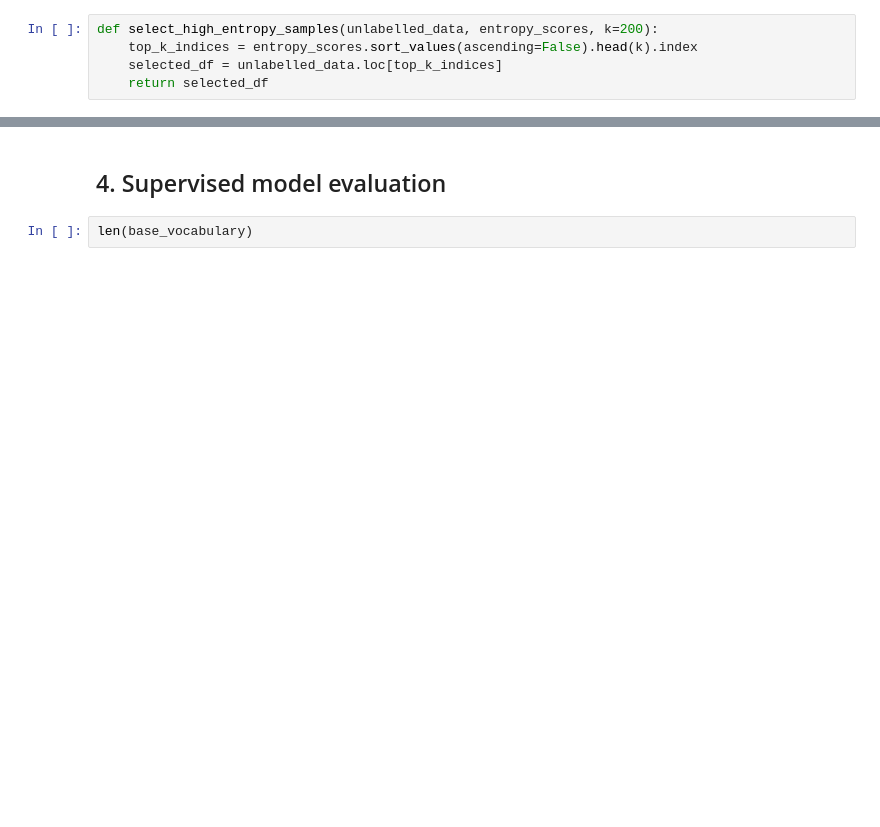
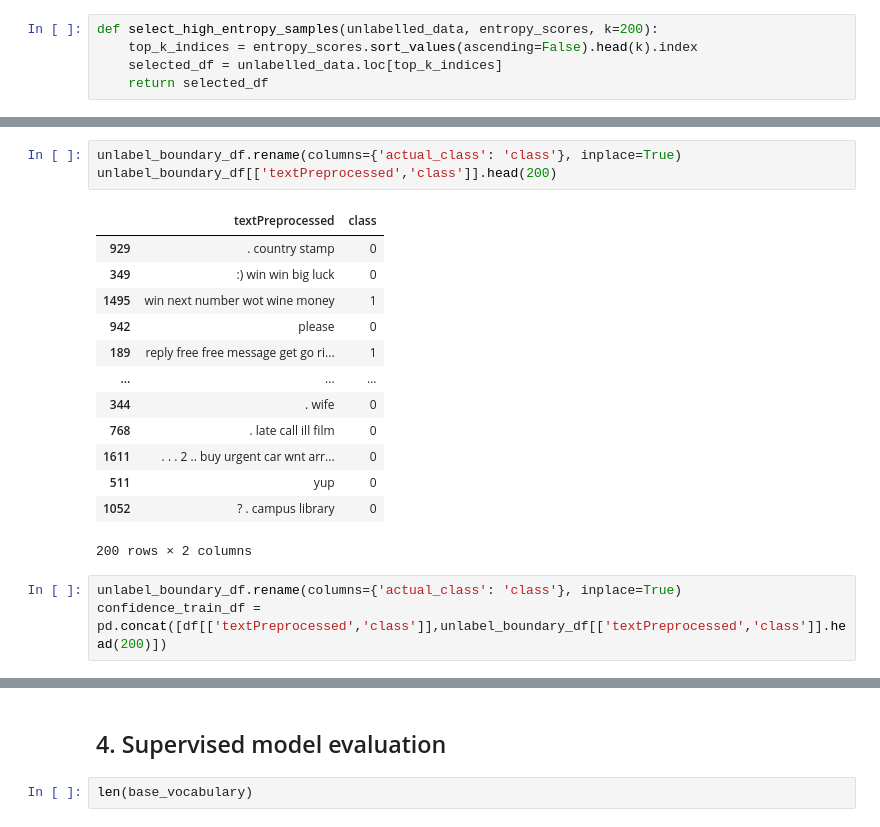
Before and after one commit to YubotKwng/Naive-Bayes-model-classifiying-spam-messages, a Jupyter notebook: COMP30027_2025_asst1_template.ipynb, the cells around one changed output, grey strips where cells are left out. Cells and saved outputs as stored; diff of their text form; blank space fills up the shorter version.

```diff
--- a/COMP30027_2025_asst1_template.ipynb
+++ b/COMP30027_2025_asst1_template.ipynb
@@ -698,0 +661,20 @@ len(entropy_train_data.columns)
+# %%
+unlabel_boundary_df.rename(columns={'actual_class': 'class'}, inplace=True)
+unlabel_boundary_df[['textPreprocessed','class']].head(200)
+# %% [output]
+|  | textPreprocessed | class |
+| 929 | . country stamp | 0 |
+| 349 | :) win win big luck | 0 |
+| 1495 | win next number wot wine money | 1 |
+| 942 | please | 0 |
+| 189 | reply free free message get go ri... | 1 |
+| ... | ... | ... |
+| 344 | . wife | 0 |
+| 768 | . late call ill film | 0 |
+| 1611 | . . . 2 .. buy urgent car wnt arr... | 0 |
+| 511 | yup | 0 |
+| 1052 | ? . campus library | 0 |
+200 rows × 2 columns
+# %%
+unlabel_boundary_df.rename(columns={'actual_class': 'class'}, inplace=True)
+confidence_train_df = pd.concat([df[['textPreprocessed','class']],unlabel_boundary_df[['textPreprocessed','class']].head(200)])
```
Also changed, not shown: parts of 43 cells of this notebook.
